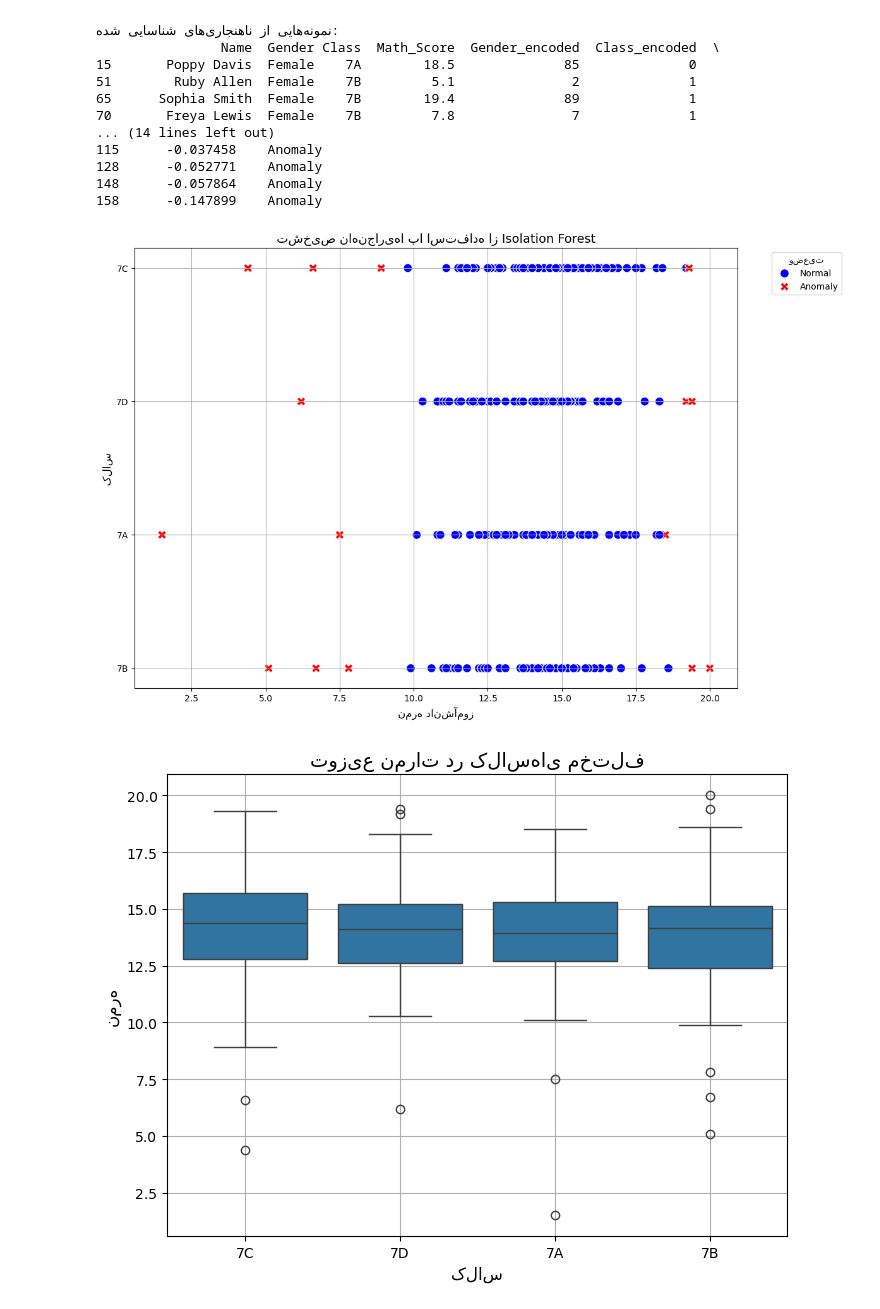
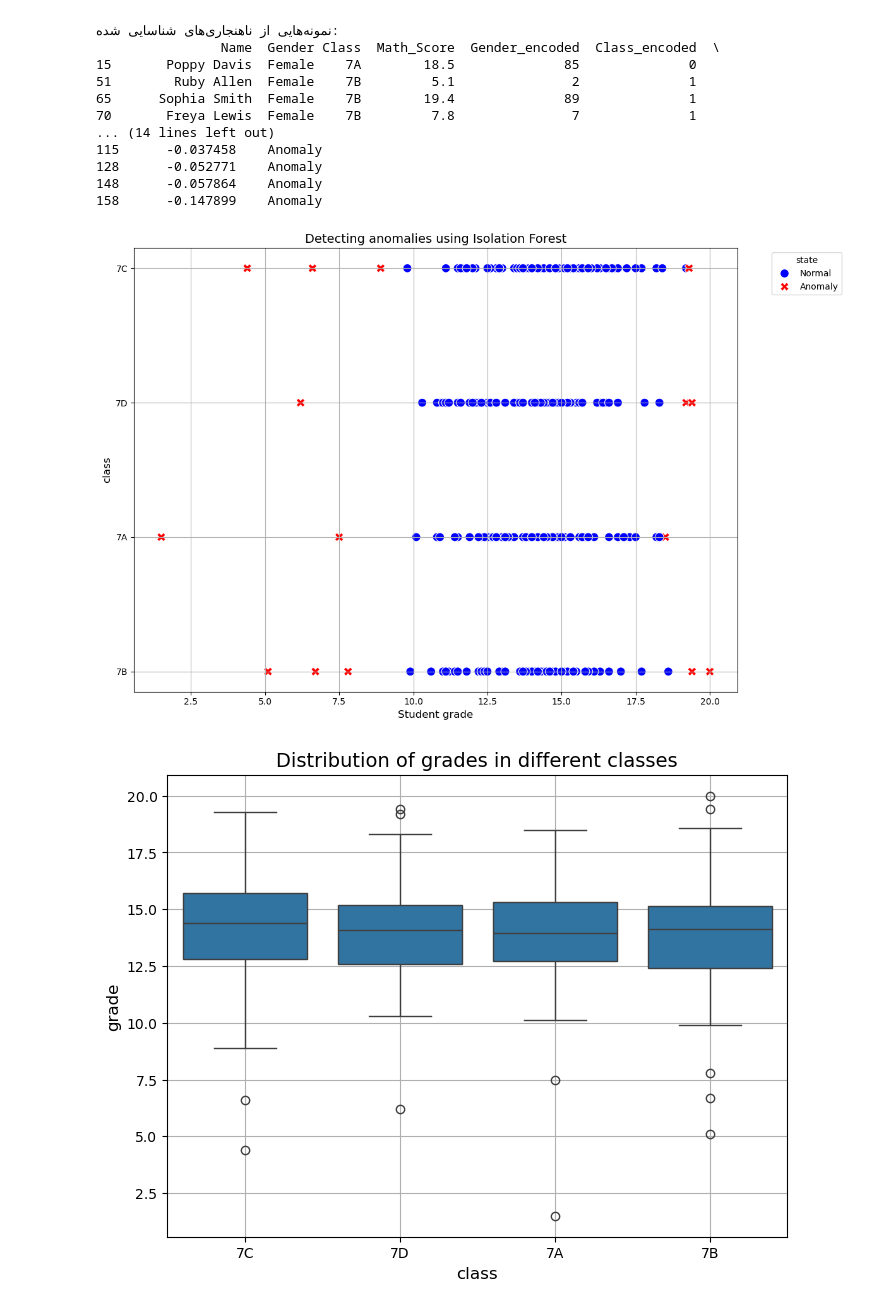
Before and after one commit to amirhoprogrammer/project-of-computer-science, a Jupyter notebook: isolationforest.ipynb, the cells around one changed output. Drawn from its saved outputs; the diff is of its cells as text; code cells hidden in the pictures.

Commit message:
edit in isolation forest

```diff
--- a/isolationforest.ipynb
+++ b/isolationforest.ipynb
@@ -82,27 +82,27 @@ Name: count, dtype: int64
 148      -0.057864    Anomaly
 158      -0.147899    Anomaly
 # %%
-# رسم نمودار Scatter Plot
+# Draw a Scatter Plot
 plt.figure(figsize=(12, 8))
 sns.scatterplot(data=grade_math, x='Math_Score', y='Class', hue='is_anomaly',
                 palette={'Normal': 'blue', 'Anomaly': 'red'},
                 style='is_anomaly', s=100)
-plt.title('تشخیص ناهنجاری‌ها با استفاده از Isolation Forest', fontsize=14)
-plt.xlabel('نمره دانش‌آموز', fontsize=12)
-plt.ylabel('کلاس', fontsize=12)
-plt.legend(title='وضعیت', bbox_to_anchor=(1.05, 1), loc='upper left')
+plt.title('Detecting anomalies using Isolation Forest', fontsize=14)
+plt.xlabel('Student grade', fontsize=12)
+plt.ylabel('class', fontsize=12)
+plt.legend(title='state', bbox_to_anchor=(1.05, 1), loc='upper left')
 plt.grid(True)
 plt.tight_layout()
 plt.show()
 
-# نمایش جعبه‌ای نمرات برای بررسی ناهنجاری‌ها
+# Box plot of scores to check for anomalies
 plt.figure(figsize=(8, 6))
 sns.boxplot(data=grade_math, x='Class', y='Math_Score')
-plt.title('توزیع نمرات در کلاس‌های مختلف', fontsize=14)
-plt.xlabel('کلاس', fontsize=12)
-plt.ylabel('نمره', fontsize=12)
+plt.title('Distribution of grades in different classes', fontsize=14)
+plt.xlabel('class', fontsize=12)
+plt.ylabel('grade', fontsize=12)
 plt.grid(True)
 plt.show()
 # %% [output]
-[figure, old version]
+[figure, new version]
-[figure, old version]
+[figure, new version]
```
Also changed, not shown: parts of 3 cells of this notebook, 1 other file.
